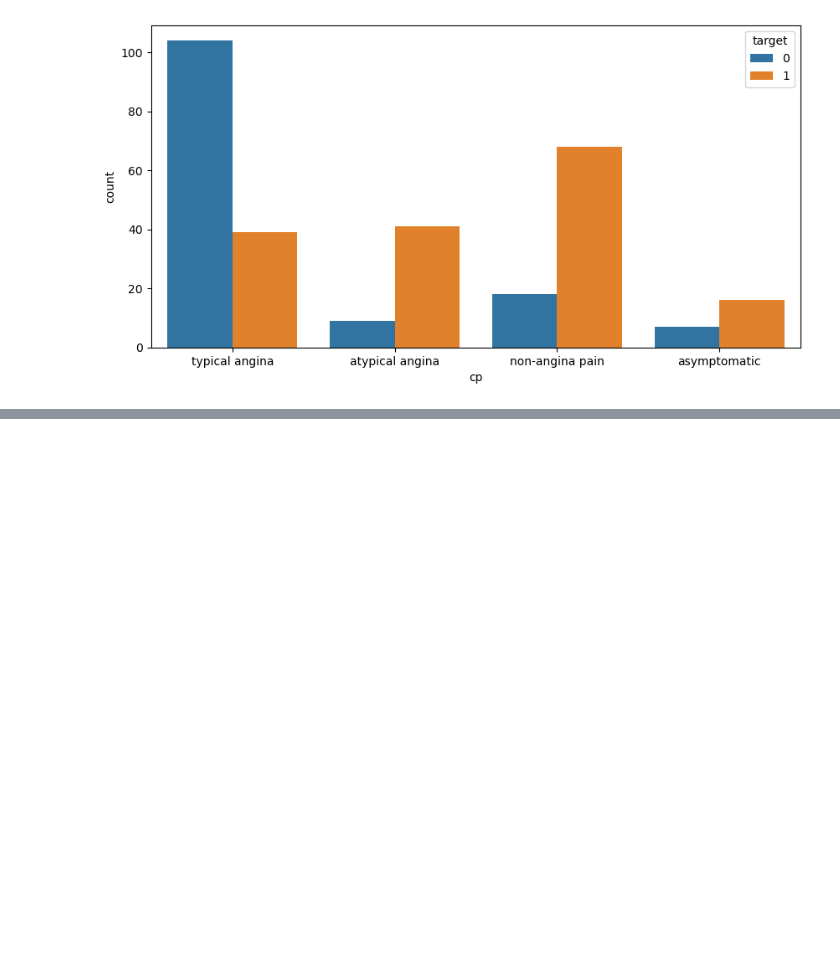
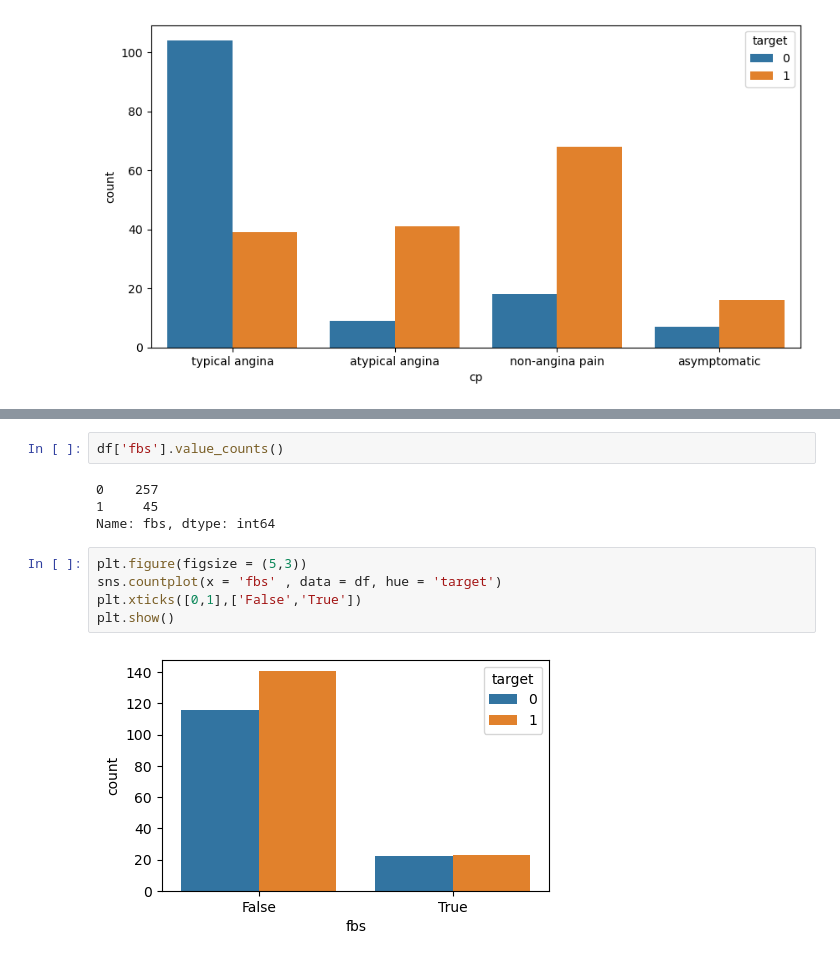
Before and after one commit to AlisTamang10/Python-Basics, a Jupyter notebook: Data Analysis/Data Visualization on Heart Disease .ipynb, the cells around one changed output, grey strips where cells are left out. Drawn from its saved outputs; the diff is of its cells as text; blank space fills up the shorter version.

```diff
--- a/Data Analysis/Data Visualization on Heart Disease .ipynb
+++ b/Data Analysis/Data Visualization on Heart Disease .ipynb
@@ -262,0 +280,13 @@ plt.show()
+# %%
+df['fbs'].value_counts()
+# %% [output]
+0    257
+1     45
+Name: fbs, dtype: int64
+# %%
+plt.figure(figsize = (5,3))
+sns.countplot(x = 'fbs' , data = df, hue = 'target')
+plt.xticks([0,1],['False','True'])
+plt.show()
+# %% [output]
+[figure, added]
```
Also changed, not shown: parts of 18 cells of this notebook.
